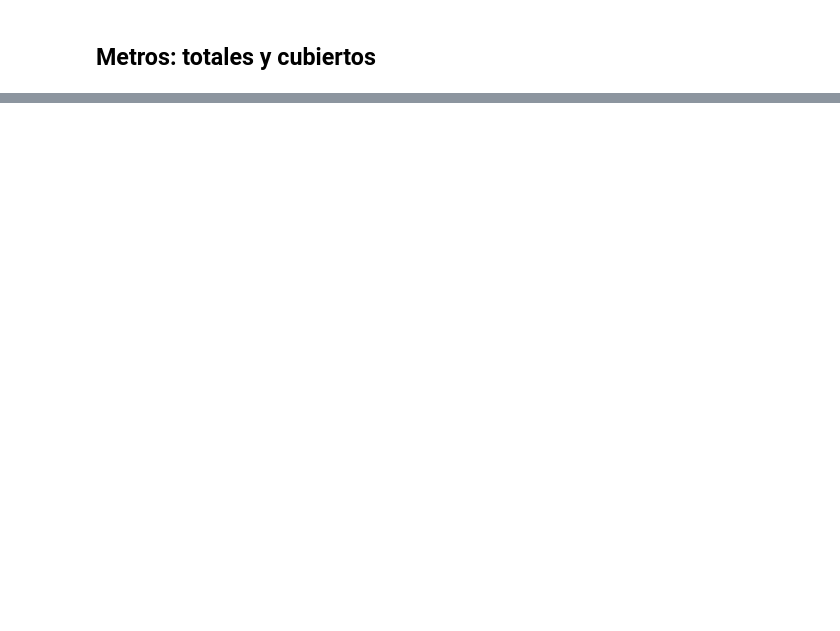
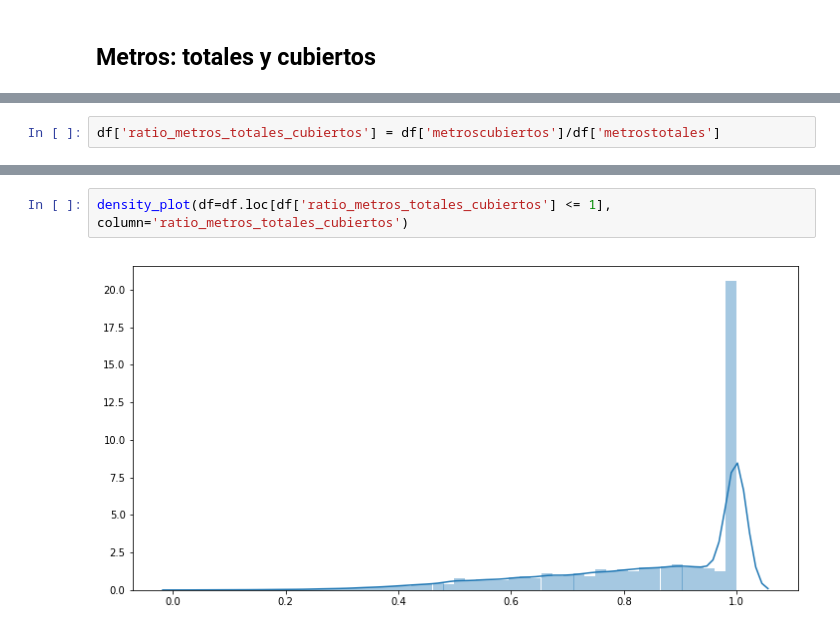
Before and after one commit to rozanecm/7506_2c2019_tp1, a Jupyter notebook: notebooks/basic general analysis by rozanecm.ipynb, the cells around one changed output, grey strips where cells are left out. Cells and saved outputs as stored; diff of their text form; blank space fills up the shorter version.

```diff
--- a/notebooks/basic general analysis by rozanecm.ipynb
+++ b/notebooks/basic general analysis by rozanecm.ipynb
@@ -337,0 +361,2 @@ df['metrostotales'].hist()
+# %%
+df['ratio_metros_totales_cubiertos'] = df['metroscubiertos']/df['metrostotales']
@@ -337,0 +371,4 @@ df['metrostotales'].hist()
+# %%
+density_plot(df=df.loc[df['ratio_metros_totales_cubiertos'] <= 1], column='ratio_metros_totales_cubiertos')
+# %% [output]
+[figure, added]
```
Also changed, not shown: parts of 27 cells of this notebook.
